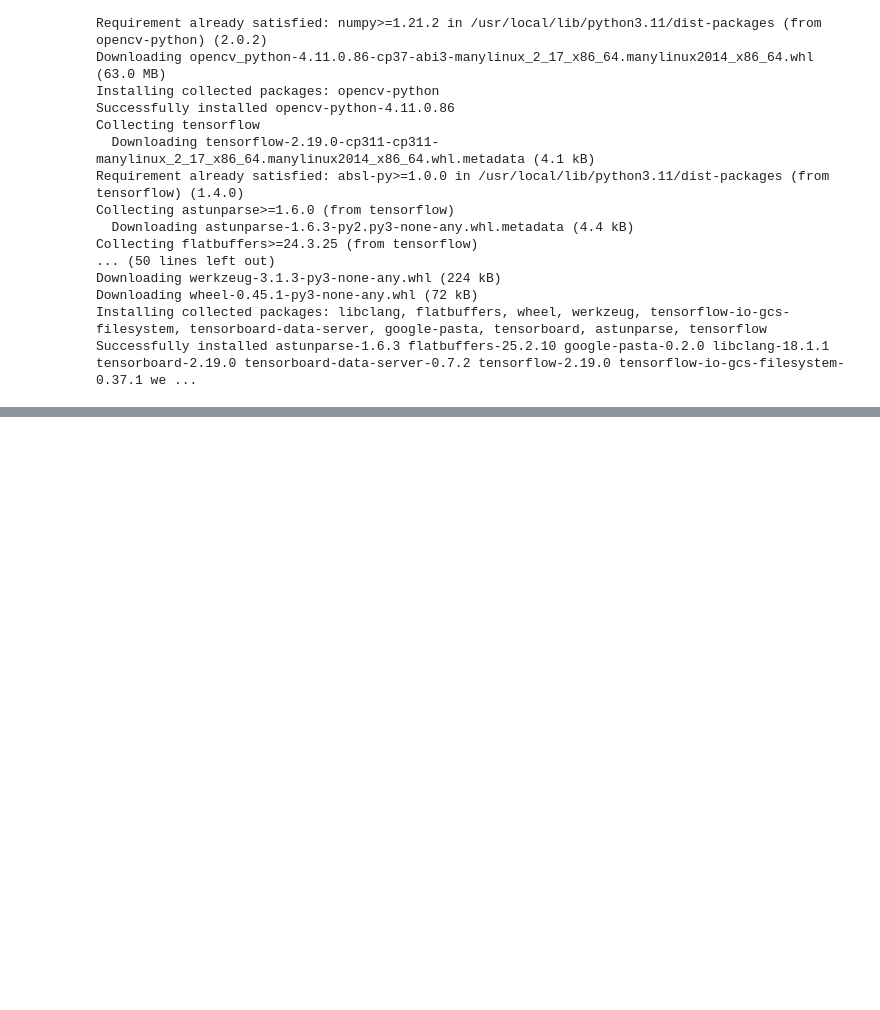
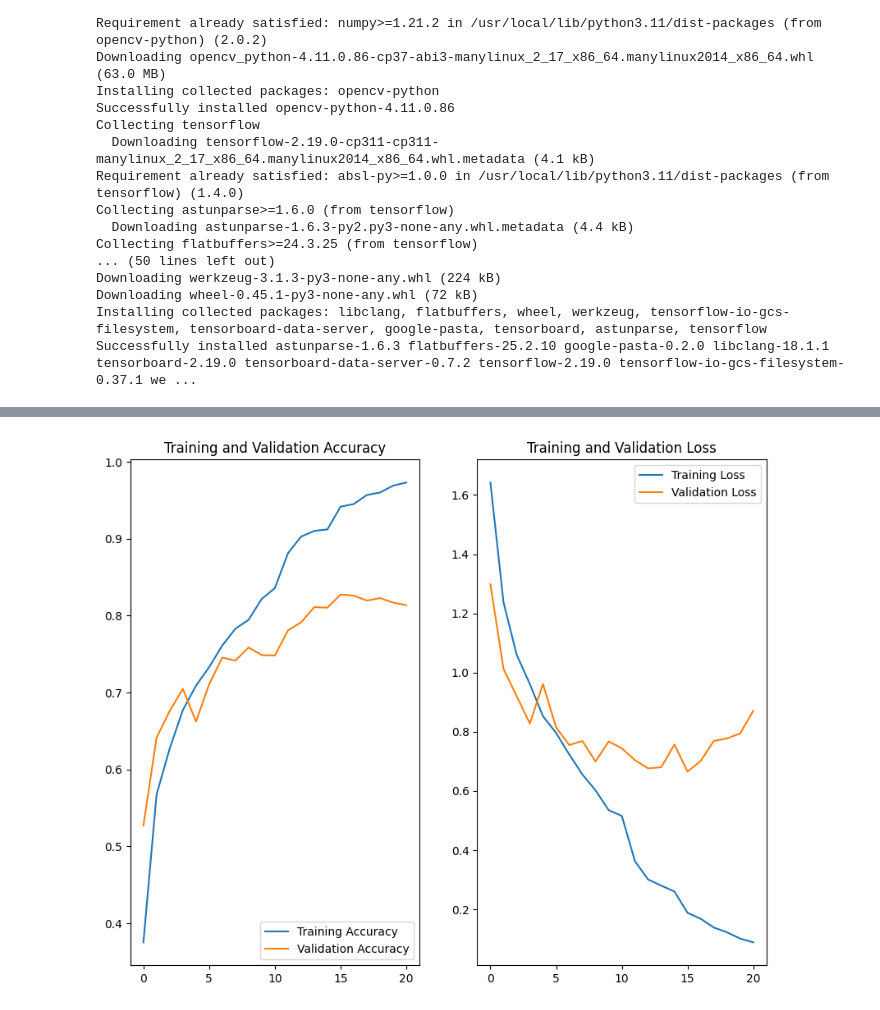
Before and after one commit to anushan1989/Waster_Segregation_CNN, a Jupyter notebook: CNN_Assg_Waste_Segregation_Starter.ipynb, the cells around one changed output, grey strips where cells are left out. Drawn from its saved outputs; the diff is of its cells as text; code cells hidden in the pictures; blank space fills up the shorter version.

```diff
--- a/CNN_Assg_Waste_Segregation_Starter.ipynb
+++ b/CNN_Assg_Waste_Segregation_Starter.ipynb
@@ -274,25 +378,27 @@ test_ds = test_ds.cache().prefetch(buffer_size = AUTOTUNE)
 # %%
 acc = history.history['accuracy']
 val_acc = history.history['val_accuracy']
 
 loss = history.history['loss']
 val_loss = history.history['val_loss']
 
-epochs_range = range(10)
+epochs_range = range(len(acc))
 
 plt.figure(figsize = (10, 8))
 plt.subplot(1, 2, 1)
 plt.plot(epochs_range, acc, label = 'Training Accuracy')
 plt.plot(epochs_range, val_acc, label = 'Validation Accuracy')
 plt.legend(loc = 'lower right')
 plt.title('Training and Validation Accuracy')
 
 plt.subplot(1, 2, 2)
 plt.plot(epochs_range, loss, label = 'Training Loss')
 plt.plot(epochs_range, val_loss, label = 'Validation Loss')
 plt.legend(loc = 'upper right')
 plt.title('Training and Validation Loss')
 plt.show()
+# %% [output]
+[figure, added]
 # %%
 test_ds = tf.keras.utils.image_dataset_from_directory(
     data_path,
```
Also changed, not shown: parts of 21 cells of this notebook.
